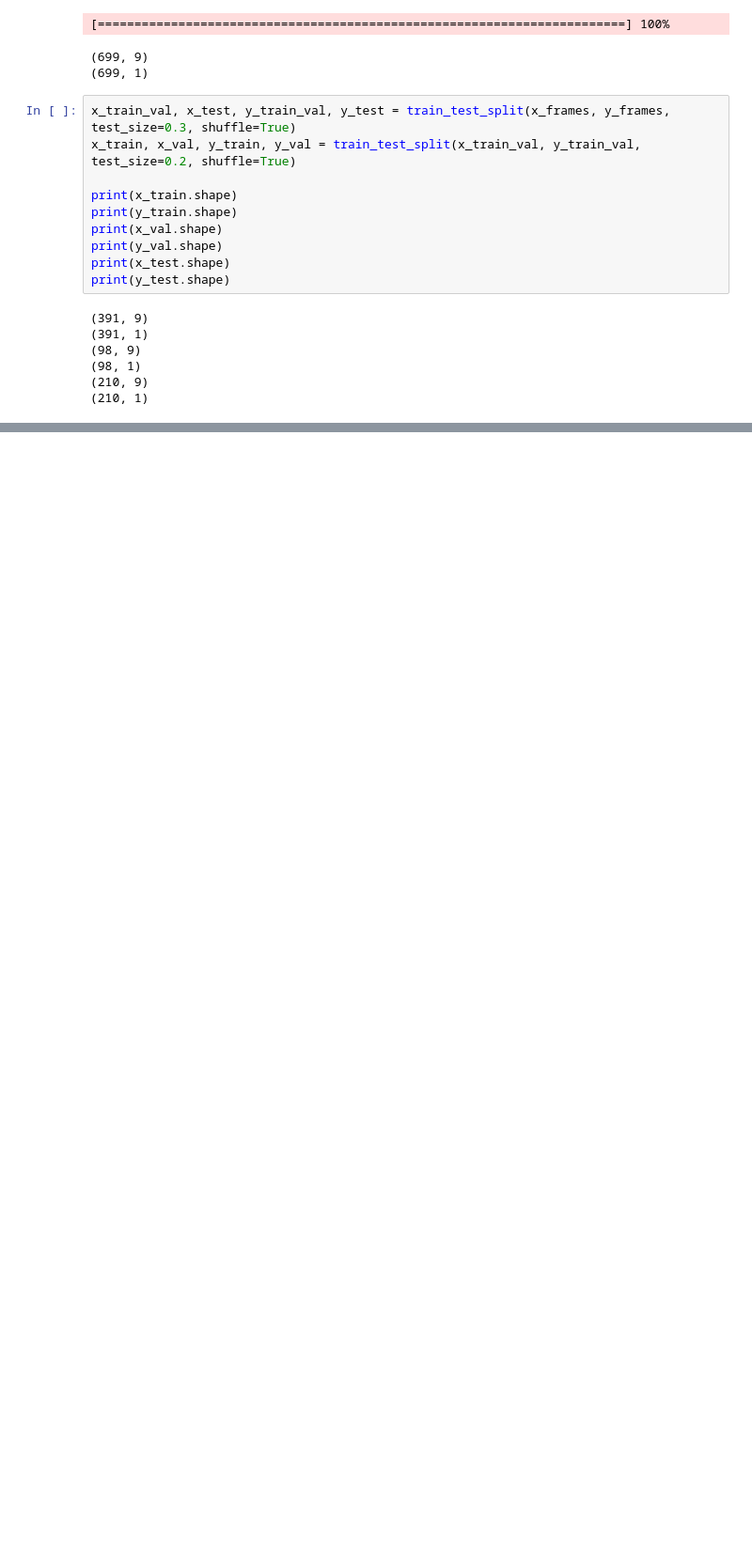
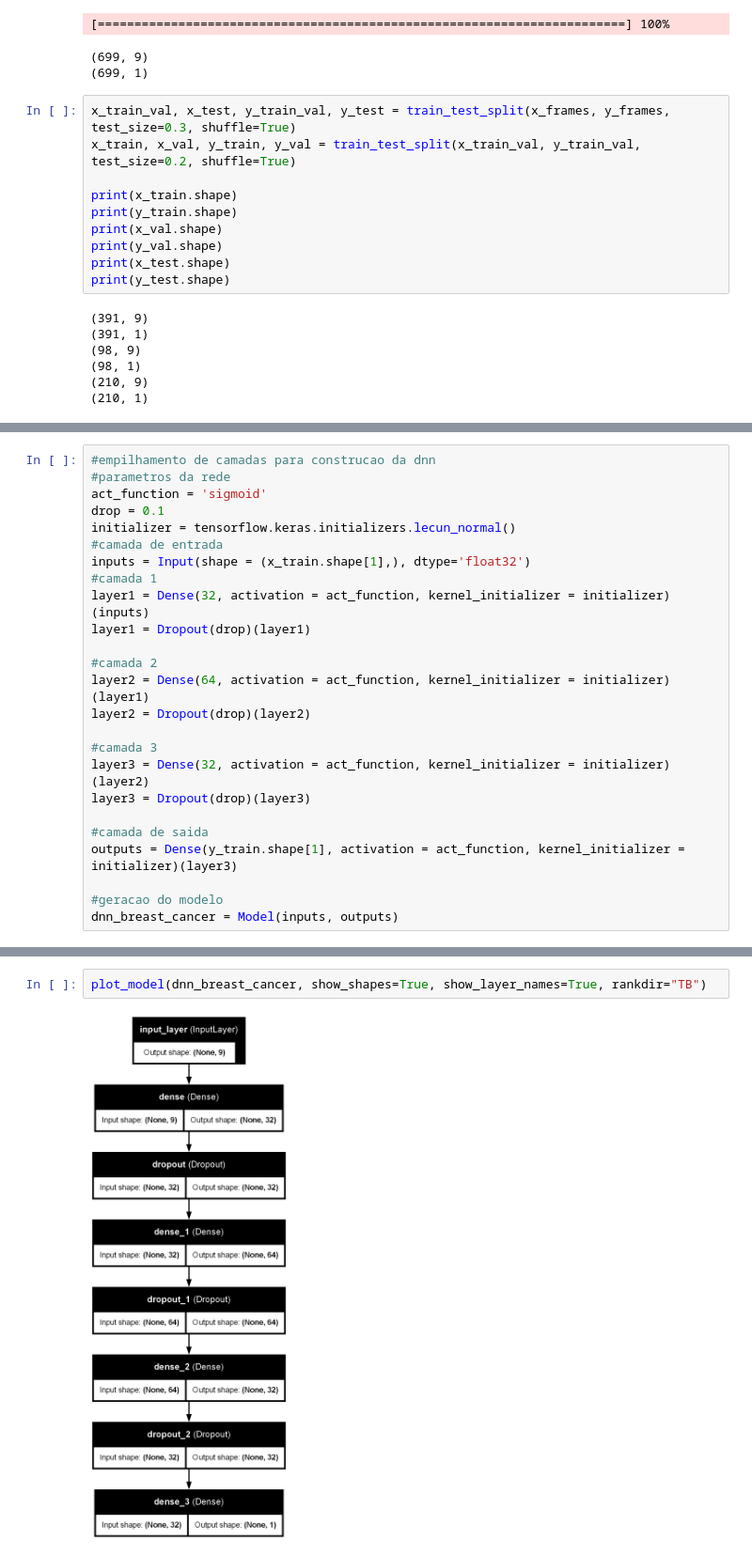
Before and after one commit to CesaoW/Redes_Neurais, a Jupyter notebook: deep_neural_network/DNN_breast_cancer.ipynb, the cells around one changed output, grey strips where cells are left out. Shown: that part at 94% size. Saved outputs shown, nothing was run; the diff lists cells and outputs as text; blank space fills up the shorter version.

Commit message:
feat: etapa final, treinamento, otimizacao e avaliacao do modelo

```diff
--- a/deep_neural_network/DNN_breast_cancer.ipynb
+++ b/deep_neural_network/DNN_breast_cancer.ipynb
@@ -468,0 +476,25 @@ print(y_test.shape)
+# %%
+#empilhamento de camadas para construcao da dnn
+#parametros da rede
+act_function = 'sigmoid'
+drop = 0.1
+initializer = tensorflow.keras.initializers.lecun_normal()
+#camada de entrada
+inputs = Input(shape = (x_train.shape[1],), dtype='float32')
+#camada 1
+layer1 = Dense(32, activation = act_function, kernel_initializer = initializer)(inputs)
+layer1 = Dropout(drop)(layer1)
+
+#camada 2
+layer2 = Dense(64, activation = act_function, kernel_initializer = initializer)(layer1)
+layer2 = Dropout(drop)(layer2)
+
+#camada 3
+layer3 = Dense(32, activation = act_function, kernel_initializer = initializer)(layer2)
+layer3 = Dropout(drop)(layer3)
+
+#camada de saida
+outputs = Dense(y_train.shape[1], activation = act_function, kernel_initializer = initializer)(layer3)
+
+#geracao do modelo
+dnn_breast_cancer = Model(inputs, outputs)
@@ -468,0 +529,4 @@ print(y_test.shape)
+# %%
+plot_model(dnn_breast_cancer, show_shapes=True, show_layer_names=True, rankdir="TB")
+# %% [output]
+[figure, added]
```
Also changed, not shown: parts of 18 cells of this notebook, 4 other files.
